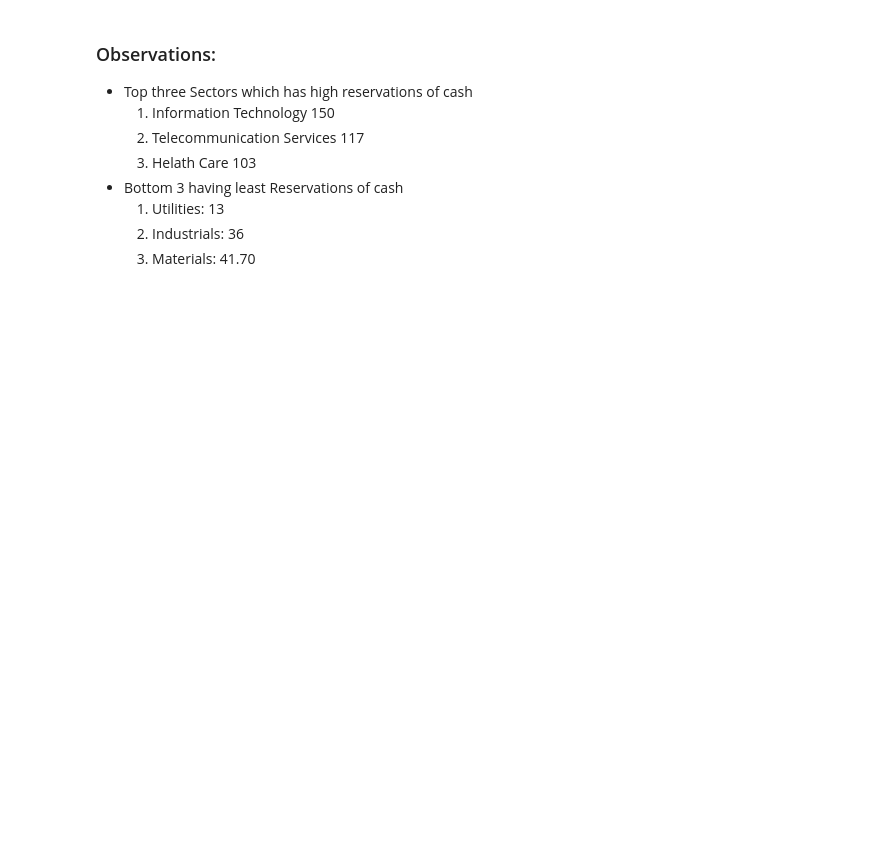
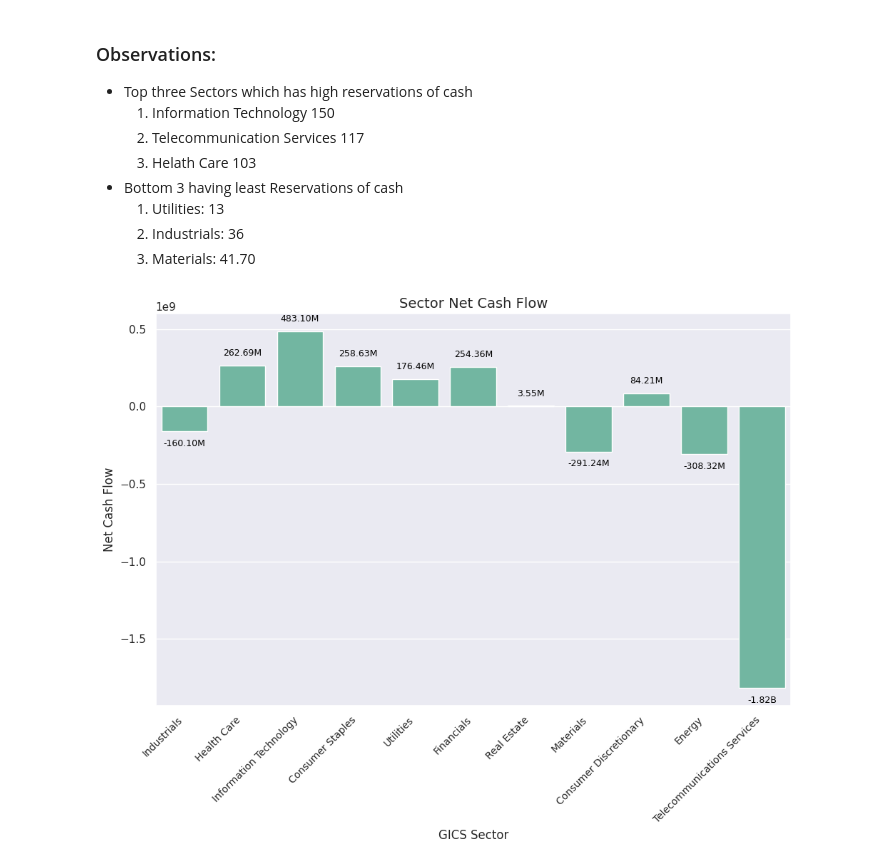
Before and after one commit to Rajesh2015/Trade-Ahead-Prediction, a Jupyter notebook: trade-ahead-solution.ipynb, the cells around one changed output. Cells and saved outputs as stored; diff of their text form; code cells hidden in the pictures; blank space fills up the shorter version.

```diff
--- a/trade-ahead-solution.ipynb
+++ b/trade-ahead-solution.ipynb
@@ -987,3 +1000,7 @@ plot_barplot(data=trade_ahead_df, x='GICS Sector', y='Cash Ratio',title='Sector
   1. Utilities: 13
   2. Industrials: 36
   3. Materials: 41.70
+# %%
+plot_barplot_with_correct_annotations(data=trade_ahead_df, x='GICS Sector', y='Net Cash Flow',title='Sector Net Cash Flow',color=colors[0],figsize=(10,8))
+# %% [output]
+[figure, added]
```
Also changed, not shown: parts of 5 cells of this notebook.
